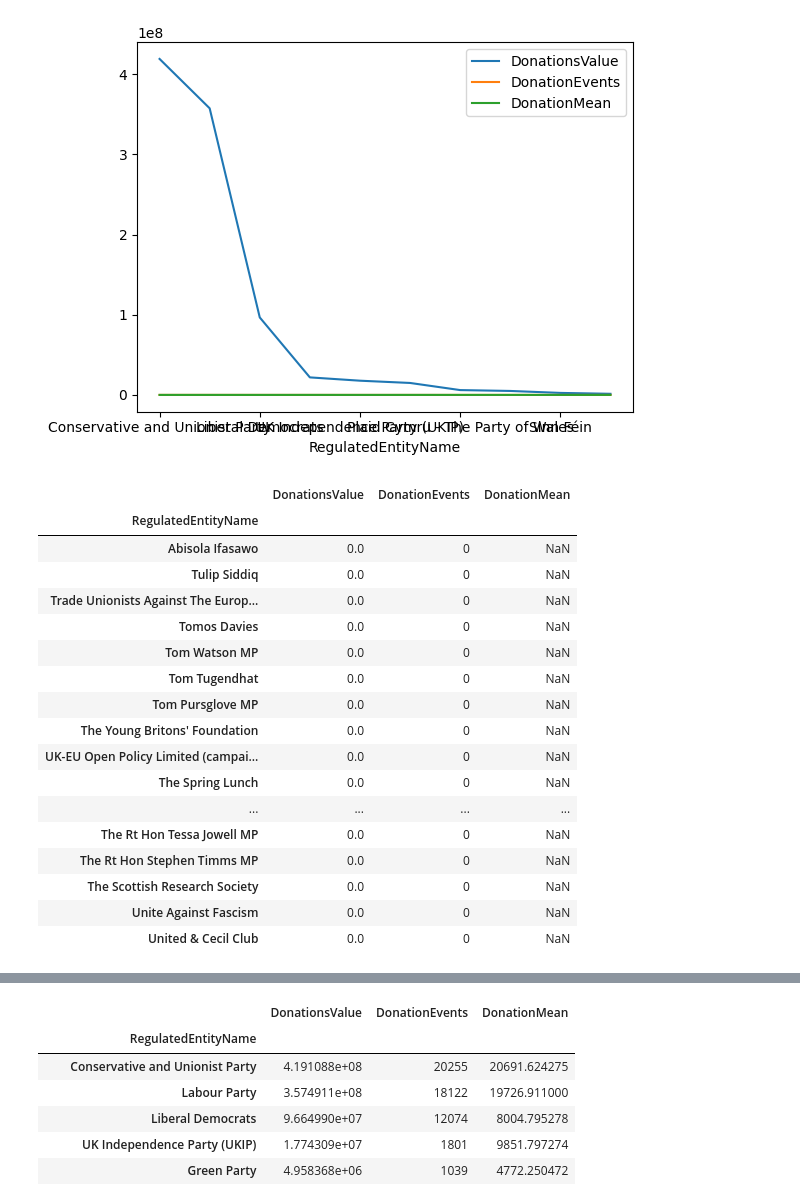
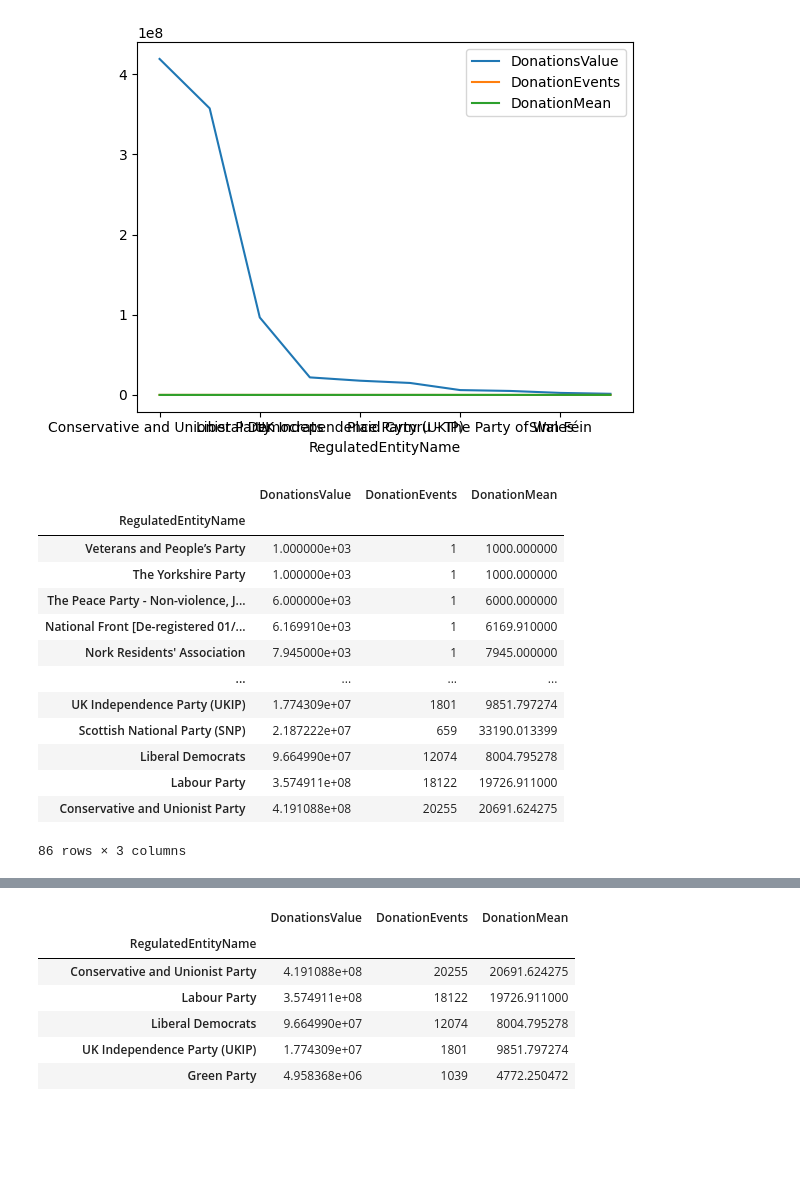
Before and after one commit to Hysnap/PoliticalDonations_Repository, a Jupyter notebook: jupyter_notebooks/DataManipulationTrial.ipynb, the cells around one changed output, grey strips where cells are left out. Saved outputs shown, nothing was run; the diff lists cells and outputs as text; code cells hidden in the pictures; blank space fills up the shorter version.

Commit message:
Review of Donee types

```diff
--- a/jupyter_notebooks/DataManipulationTrial.ipynb
+++ b/jupyter_notebooks/DataManipulationTrial.ipynb
@@ -47,8 +48,6 @@ Correct Datatypes
 # %%
 df['Value'] = df['Value'].replace({'\£': '', ',': ''}, regex=True).astype(float)
 df['ReceivedDate'] = pd.to_datetime(df['ReceivedDate'], format='%d/%m/%Y')
-df['ReportedDate'] = pd.to_datetime(df['ReportedDate'], format='%d/%m/%Y')
-df['AcceptedDate'] = pd.to_datetime(df['AcceptedDate'], format='%d/%m/%Y')
 # %% [markdown]
 Review Data to identify Unnecessary Columns and Potential improved Index
 # %%
@@ -75,3 +74,10 @@ print(summary_df)
 27                CampaigningName        category             3
 28                   RegisterName          string             2
 29                  IsIrishSource        category             2
+# %%
+df=df.drop(['IsIrishSource', 'RegisterName', 'CampaigningName','AccountingUnitName','IsBequest','AccountingUnitsAsCentralParty','AccountingUnitId','ReportedDate','AcceptedDate','PurposeOfVisit','IsReportedPrePoll'], axis=1)
+summary_df = pd.DataFrame({
+    'DataType': df.dtypes,
+    'UniqueValues': df.nunique()
+}).reset_index().rename(columns={'index': 'Column'})
+print(summary_df)
@@ -277,7 +300,7 @@ value_summary_df
 | 2000000.0 | 9.963304e+07 | 72 |
 | 5000000.0 | 3.497328e+07 | 12 |
 # %%
-RegulatedEntity_df = df.groupby(['RegulatedEntityName','aggregated']).agg({'Value': ['sum', 'count', 'mean']})
+RegulatedEntity_df = df.groupby(['RegulatedEntityName']).agg({'Value': ['sum', 'count', 'mean']})
 
 RegulatedEntity_df.columns = [ 'DonationsValue', 'DonationEvents', 'DonationMean']
 
@@ -291,24 +315,20 @@ RegulatedEntity_df.sort_values(by=['DonationsValue'], ascending=False).head(n=10
 <AxesSubplot:xlabel='RegulatedEntityName'>
 [figure]
 # %%
-RegulatedEntity_df.sort_values(by=['DonationsValue'], ascending=True).head(n=20)
+RegulatedEntity_df[RegulatedEntity_df.DonationsValue>0].sort_values(by=['DonationsValue'], ascending=True)
 # %% [output]
 |  | DonationsValue | DonationEvents | DonationMean |
 | RegulatedEntityName |  |  |  |
-| Abisola Ifasawo | 0.0 | 0 | NaN |
-| Tulip Siddiq | 0.0 | 0 | NaN |
-| Trade Unionists Against The Europ... | 0.0 | 0 | NaN |
-| Tomos Davies | 0.0 | 0 | NaN |
-| Tom Watson MP | 0.0 | 0 | NaN |
-| Tom Tugendhat | 0.0 | 0 | NaN |
-| Tom Pursglove MP | 0.0 | 0 | NaN |
-| The Young Britons' Foundation | 0.0 | 0 | NaN |
-| UK-EU Open Policy Limited (campai... | 0.0 | 0 | NaN |
-| The Spring Lunch | 0.0 | 0 | NaN |
+| Veterans and People’s Party | 1.000000e+03 | 1 | 1000.000000 |
+| The Yorkshire Party | 1.000000e+03 | 1 | 1000.000000 |
+| The Peace Party - Non-violence, J... | 6.000000e+03 | 1 | 6000.000000 |
+| National Front [De-registered 01/... | 6.169910e+03 | 1 | 6169.910000 |
+| Nork Residents' Association | 7.945000e+03 | 1 | 7945.000000 |
 | ... | ... | ... | ... |
-| The Rt Hon Tessa Jowell MP | 0.0 | 0 | NaN |
-| The Rt Hon Stephen Timms MP | 0.0 | 0 | NaN |
-| The Scottish Research Society | 0.0 | 0 | NaN |
-| Unite Against Fascism | 0.0 | 0 | NaN |
-| United & Cecil Club | 0.0 | 0 | NaN |
+| UK Independence Party (UKIP) | 1.774309e+07 | 1801 | 9851.797274 |
+| Scottish National Party (SNP) | 2.187222e+07 | 659 | 33190.013399 |
+| Liberal Democrats | 9.664990e+07 | 12074 | 8004.795278 |
+| Labour Party | 3.574911e+08 | 18122 | 19726.911000 |
+| Conservative and Unionist Party | 4.191088e+08 | 20255 | 20691.624275 |
+86 rows × 3 columns
 # %%
```
Also changed, not shown: parts of 19 cells of this notebook.
